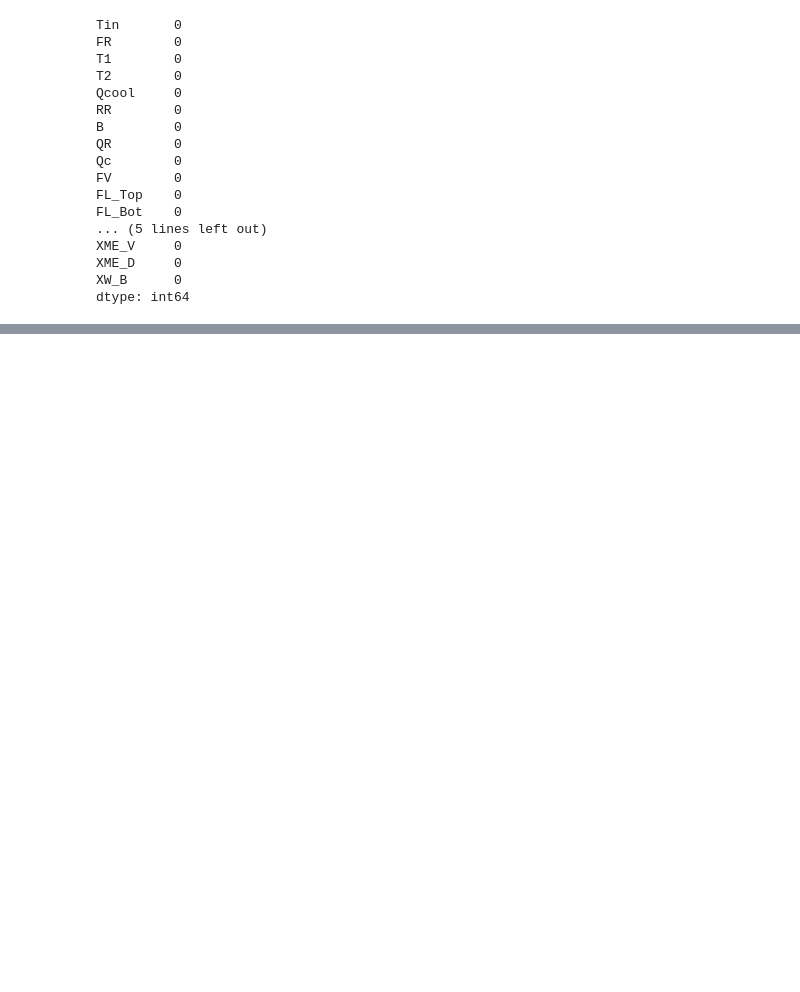
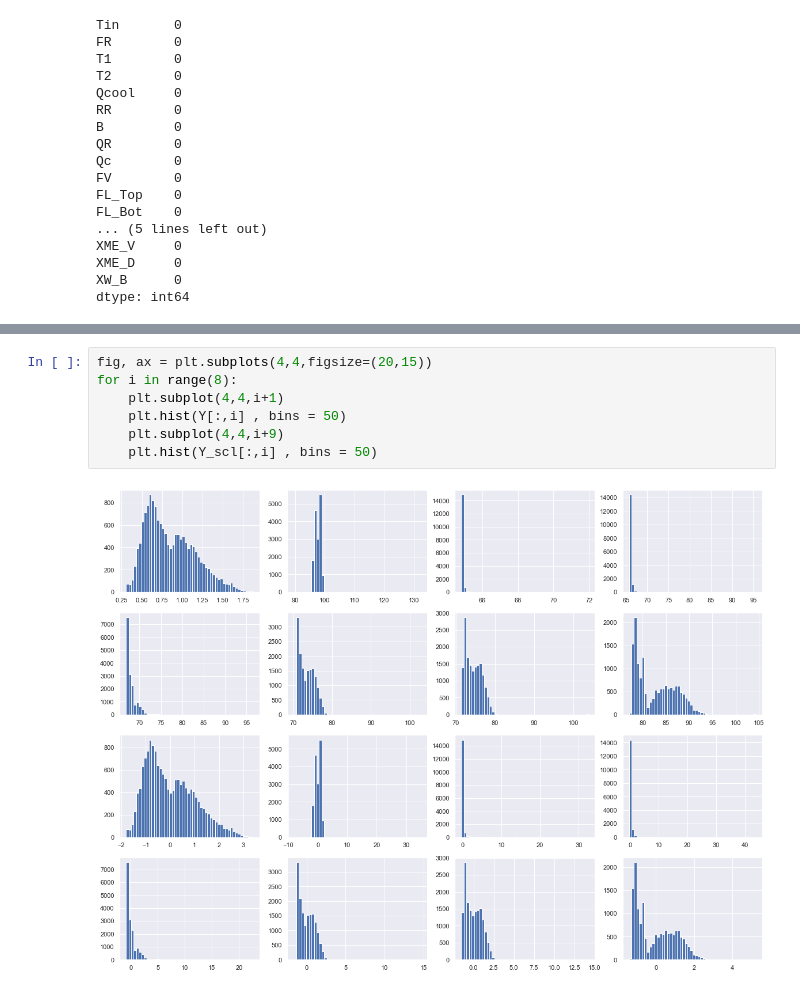
Before and after one commit to PoShawn/Machine-Learning, a Jupyter notebook: Final Project/Final_DataAnalysis.ipynb, the cells around one changed output, grey strips where cells are left out. Drawn from its saved outputs; the diff is of its cells as text; blank space fills up the shorter version.

```diff
--- a/Final Project/Final_DataAnalysis.ipynb
+++ b/Final Project/Final_DataAnalysis.ipynb
@@ -122,3 +133,12 @@ for i in range(9):
+# %%
+fig, ax = plt.subplots(4,4,figsize=(20,15))
+for i in range(8):
+    plt.subplot(4,4,i+1)
+    plt.hist(Y[:,i] , bins = 50)
+    plt.subplot(4,4,i+9)
+    plt.hist(Y_scl[:,i] , bins = 50)
+# %% [output]
+[figure, added]
 # %%
 fig, ax = plt.subplots(2,3,figsize=(20,15))
 for i in range(3):
```
Also changed, not shown: parts of 4 cells of this notebook, 2 other files.
